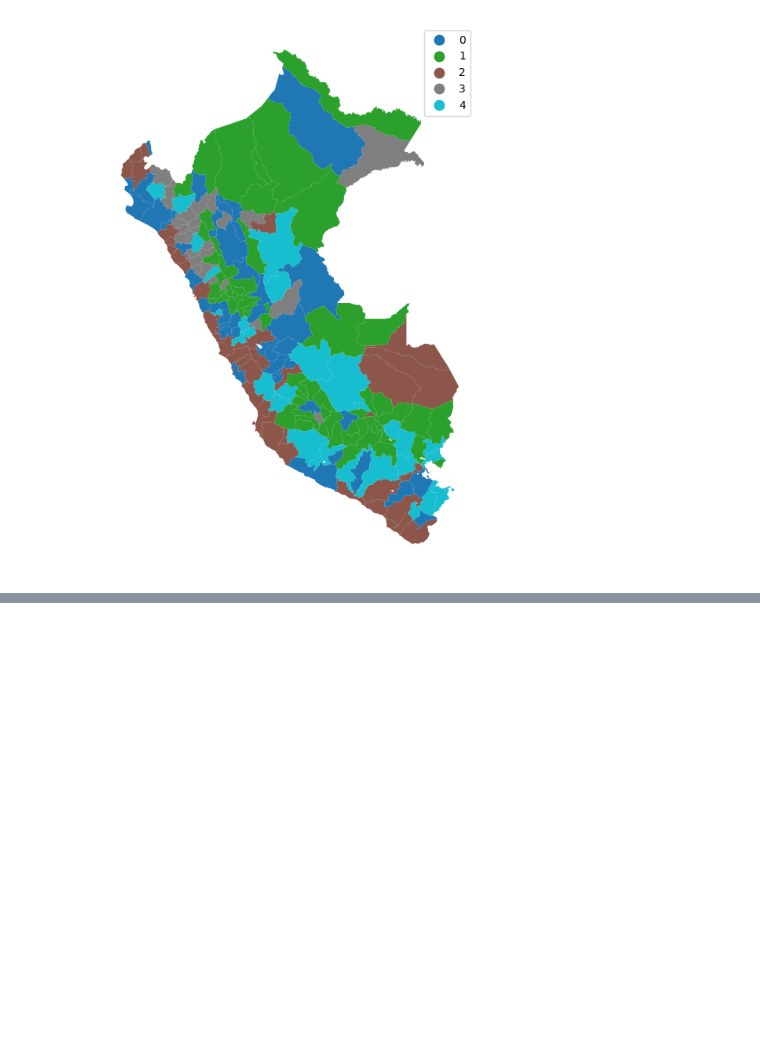
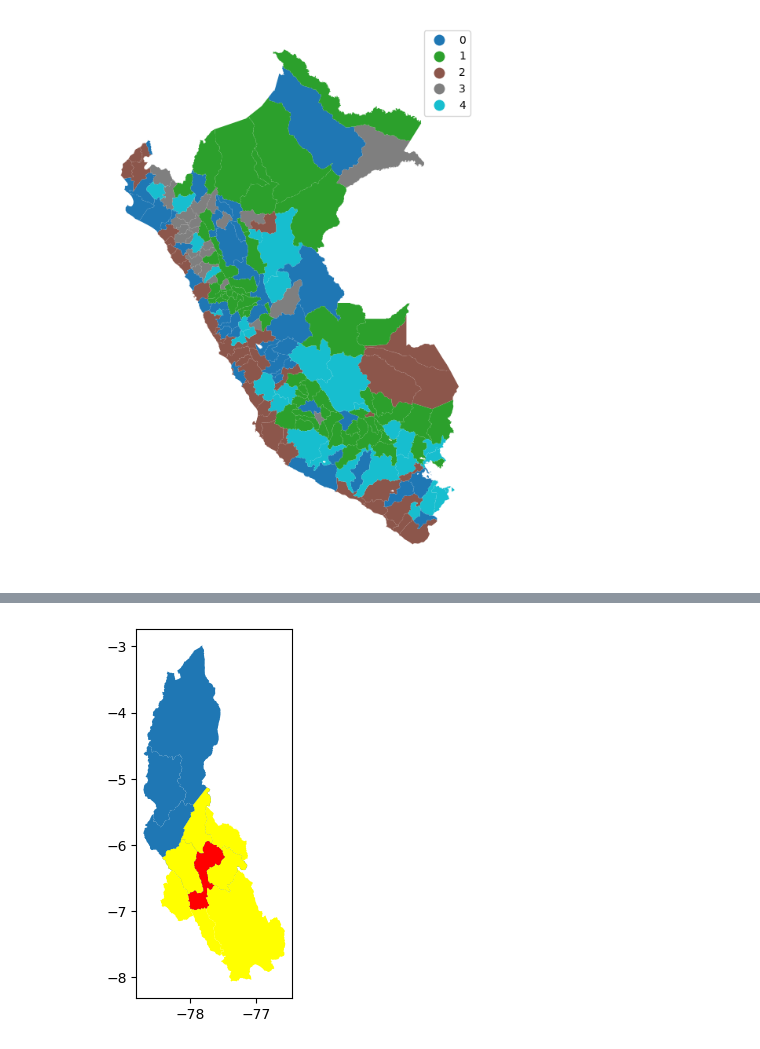
Before and after one commit to isabellasilvalazo/ProvinciasPERU, a Jupyter notebook: Provincias.ipynb, the cells around one changed output, grey strips where cells are left out. Drawn from its saved outputs; the diff is of its cells as text; code cells hidden in the pictures; blank space fills up the shorter version.

```diff
--- a/Provincias.ipynb
+++ b/Provincias.ipynb
@@ -747,0 +750,6 @@ plt.show()
+# %%
+from libpysal.weights import Queen, Rook, KNN
+
+w_rook = Rook.from_dataframe(dataidhmap)
+w_queen = Queen.from_dataframe(dataidhmap)
+w_knn = KNN.from_dataframe(dataidhmap, k=4)
@@ -747,0 +895,8 @@ plt.show()
+# %%
+#Elijo Chachapoyas que esta en Amazonas y lo grafico de las tres maneras diferentes
+base=dataidhmap[dataidhmap.DEPARTAMENTO=="AMAZONAS"].plot()
+dataidhmap.iloc[w_rook.neighbors[0] ,].plot(ax=base,facecolor="yellow")
+dataidhmap.head(1).plot(ax=base,facecolor="red")
+plt.show();
+# %% [output]
+[figure, added]
```
Also changed, not shown: parts of 21 cells of this notebook.
